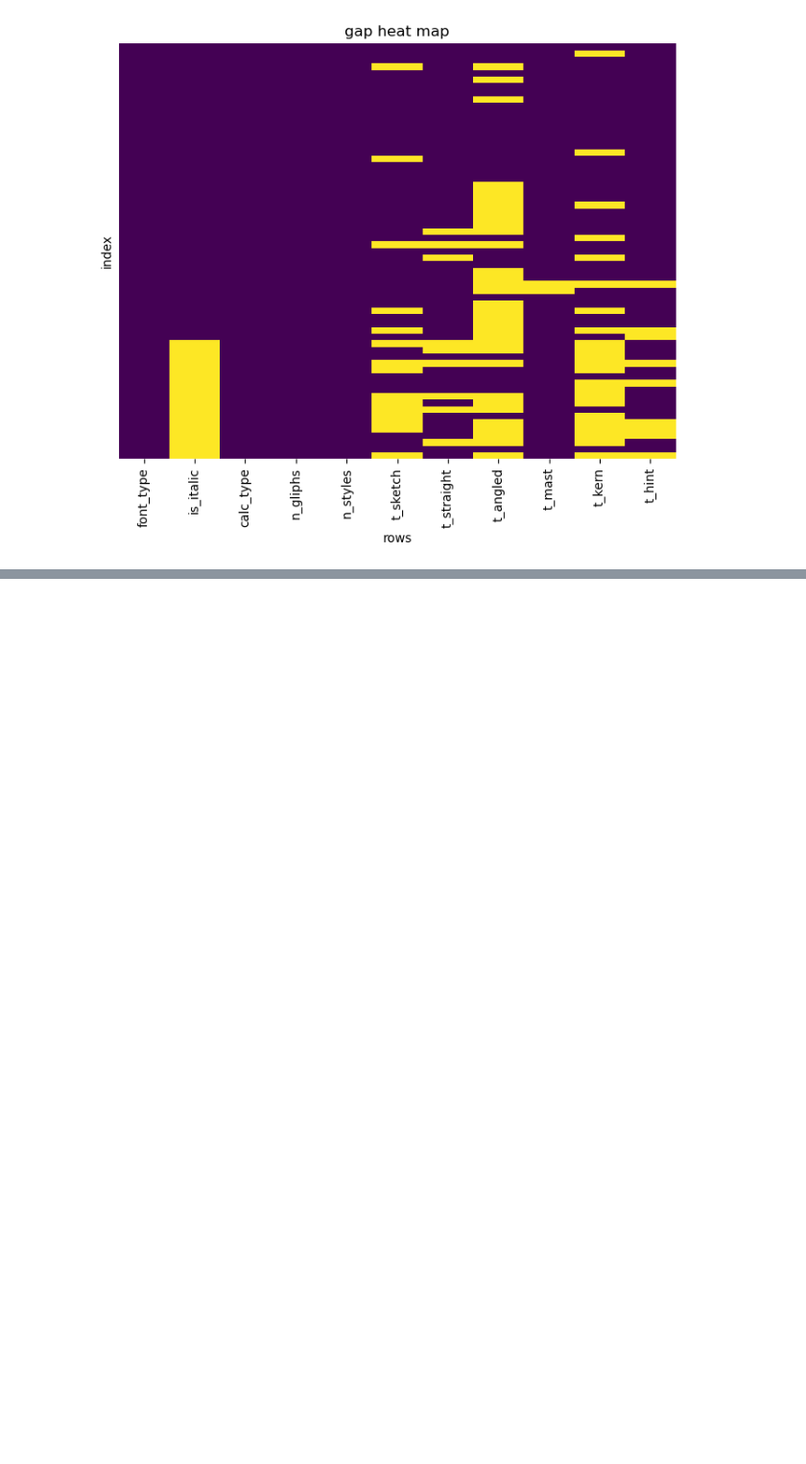
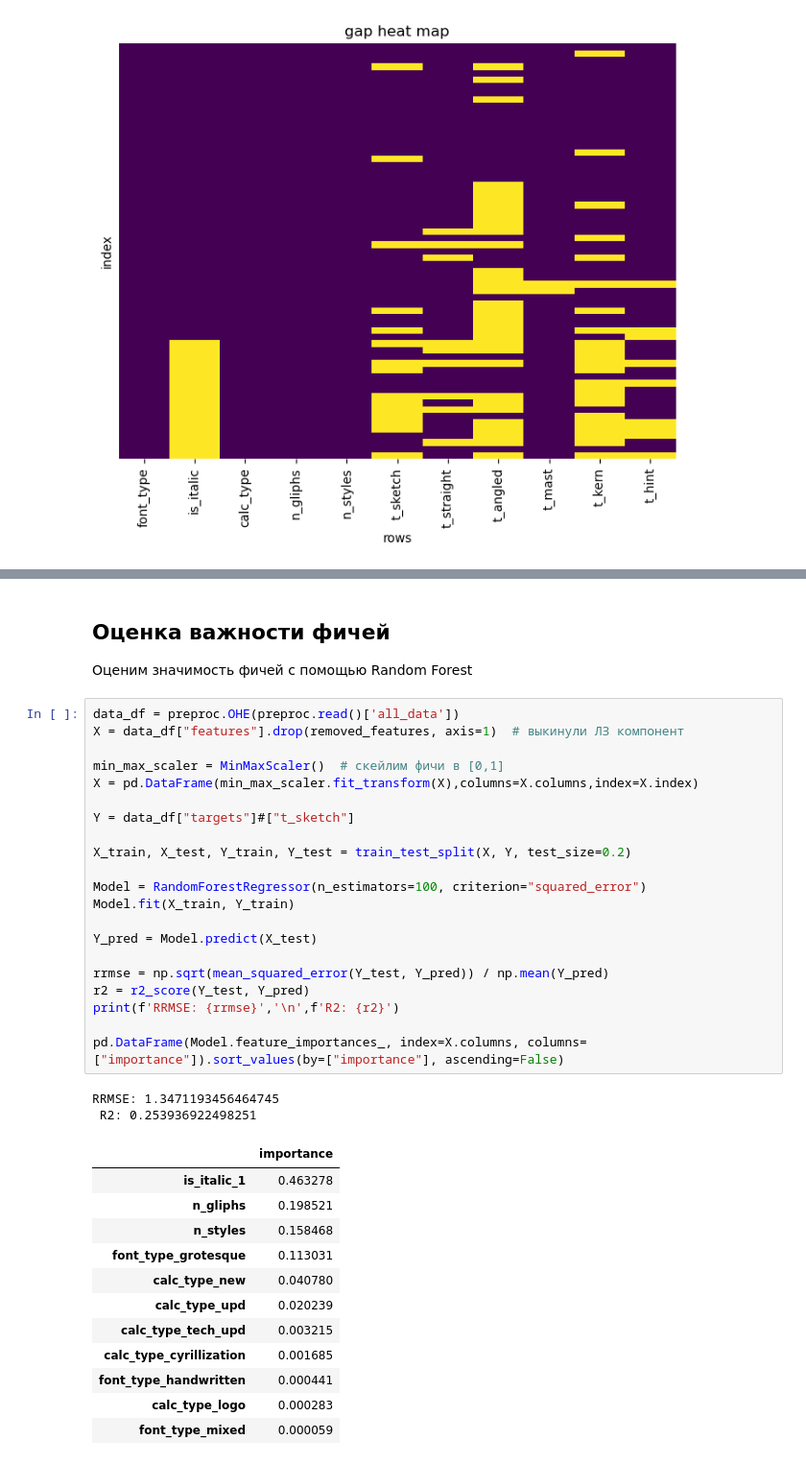
Before and after one commit to Sziringowski/time-calc-TT, a Jupyter notebook: analysis.ipynb, the cells around one changed output, grey strips where cells are left out. Shown at 96% size. Cells and saved outputs as stored; diff of their text form; blank space fills up the shorter version.

```diff
--- a/analysis.ipynb
+++ b/analysis.ipynb
@@ -20,0 +56,39 @@ preproc.gap_matrix(preproc.read()["all_data"])
+# %% [markdown]
+## Оценка важности фичей
+Оценим значимость фичей с помощью Random Forest
+# %%
+data_df = preproc.OHE(preproc.read()['all_data'])
+X = data_df["features"].drop(removed_features, axis=1)  # выкинули ЛЗ компонент
+
+min_max_scaler = MinMaxScaler()  # скейлим фичи в [0,1]
+X = pd.DataFrame(min_max_scaler.fit_transform(X),columns=X.columns,index=X.index)
+
+Y = data_df["targets"]#["t_sketch"]
+
+X_train, X_test, Y_train, Y_test = train_test_split(X, Y, test_size=0.2)
+
+Model = RandomForestRegressor(n_estimators=100, criterion="squared_error")
+Model.fit(X_train, Y_train)
+
+Y_pred = Model.predict(X_test)
+
+rrmse = np.sqrt(mean_squared_error(Y_test, Y_pred)) / np.mean(Y_pred)
+r2 = r2_score(Y_test, Y_pred)
+print(f'RRMSE: {rrmse}','\n',f'R2: {r2}')
+
+pd.DataFrame(Model.feature_importances_, index=X.columns, columns=["importance"]).sort_values(by=["importance"], ascending=False)
+# %% [output]
+RRMSE: 1.3471193456464745
+ R2: 0.253936922498251
+|  | importance |
+| is_italic_1 | 0.463278 |
+| n_gliphs | 0.198521 |
+| n_styles | 0.158468 |
+| font_type_grotesque | 0.113031 |
+| calc_type_new | 0.040780 |
+| calc_type_upd | 0.020239 |
+| calc_type_tech_upd | 0.003215 |
+| calc_type_cyrillization | 0.001685 |
+| font_type_handwritten | 0.000441 |
+| calc_type_logo | 0.000283 |
+| font_type_mixed | 0.000059 |
```
Also changed, not shown: parts of 10 cells of this notebook, 8 other files.
